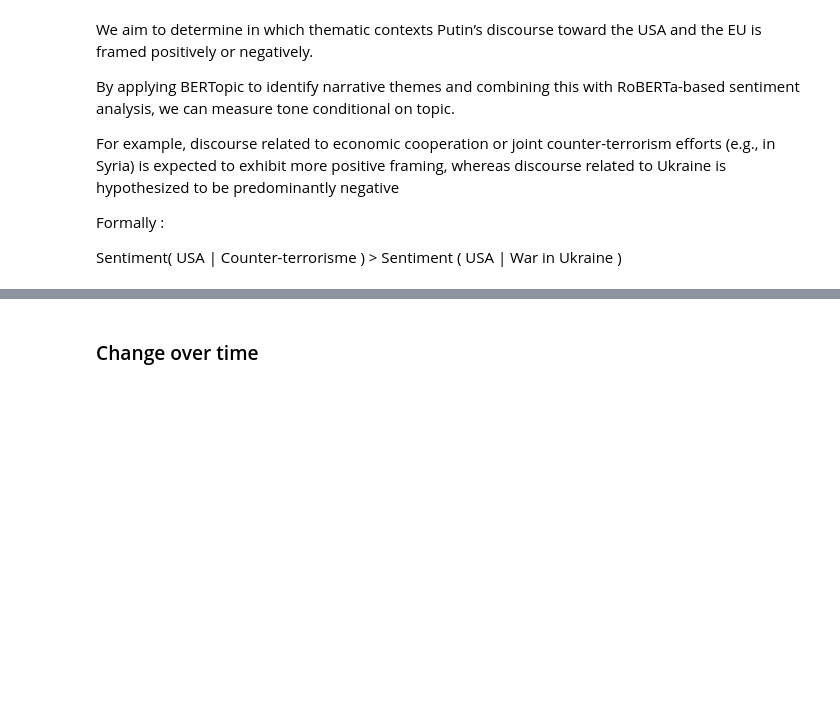
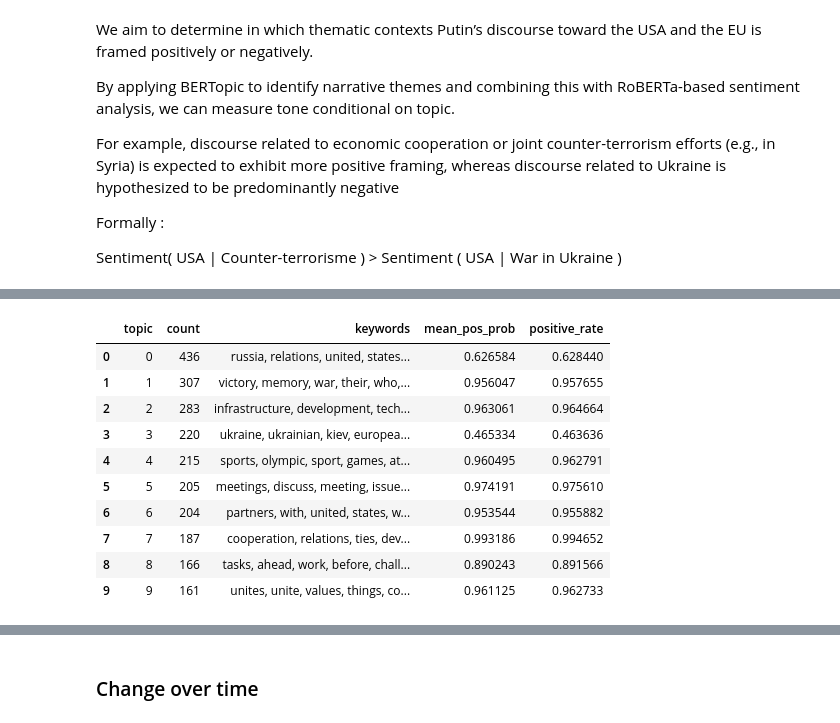
Before and after one commit to CyprienFOURCROY/NLP_2025W, a Jupyter notebook: Quantitative_Analysis.ipynb, the cells around one changed output, grey strips where cells are left out. Drawn from its saved outputs; the diff is of its cells as text; code cells hidden in the pictures; blank space fills up the shorter version.

```diff
--- a/Quantitative_Analysis.ipynb
+++ b/Quantitative_Analysis.ipynb
@@ -622,0 +643,8 @@ SafetensorError: Error while deserializing header: header too large
+# %%
+import pandas as pd
+
+usa_sent = pd.read_parquet("datasets/usa_sentiment.parquet")
+eu_sent  = pd.read_parquet("datasets/eu_sentiment.parquet")
+
+print("[LOAD] USA sentiment:", usa_sent.shape)
+print("[LOAD] EU  sentiment:", eu_sent.shape)
@@ -793,0 +785,14 @@ def topic_summary(df_local, topic_model, top_n_topics=10, name=""):
+# %%
+usa_summary
+# %% [output]
+|  | topic | count | keywords | mean_pos_prob | positive_rate |
+| 0 | 0 | 436 | russia, relations, united, states... | 0.626584 | 0.628440 |
+| 1 | 1 | 307 | victory, memory, war, their, who,... | 0.956047 | 0.957655 |
+| 2 | 2 | 283 | infrastructure, development, tech... | 0.963061 | 0.964664 |
+| 3 | 3 | 220 | ukraine, ukrainian, kiev, europea... | 0.465334 | 0.463636 |
+| 4 | 4 | 215 | sports, olympic, sport, games, at... | 0.960495 | 0.962791 |
+| 5 | 5 | 205 | meetings, discuss, meeting, issue... | 0.974191 | 0.975610 |
+| 6 | 6 | 204 | partners, with, united, states, w... | 0.953544 | 0.955882 |
+| 7 | 7 | 187 | cooperation, relations, ties, dev... | 0.993186 | 0.994652 |
+| 8 | 8 | 166 | tasks, ahead, work, before, chall... | 0.890243 | 0.891566 |
+| 9 | 9 | 161 | unites, unite, values, things, co... | 0.961125 | 0.962733 |
```
Also changed, not shown: parts of 22 cells of this notebook, 1 other file.
